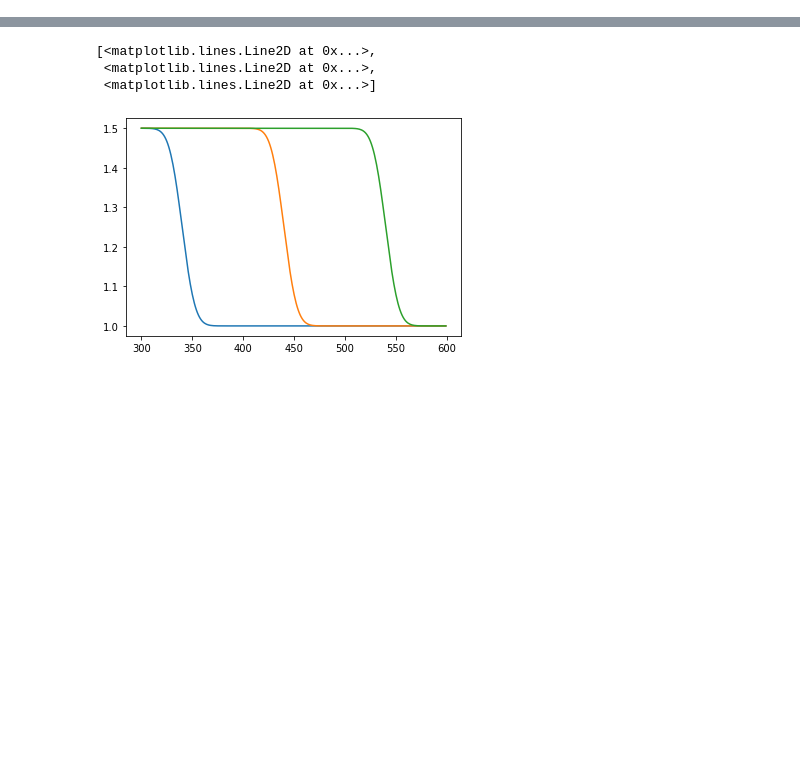
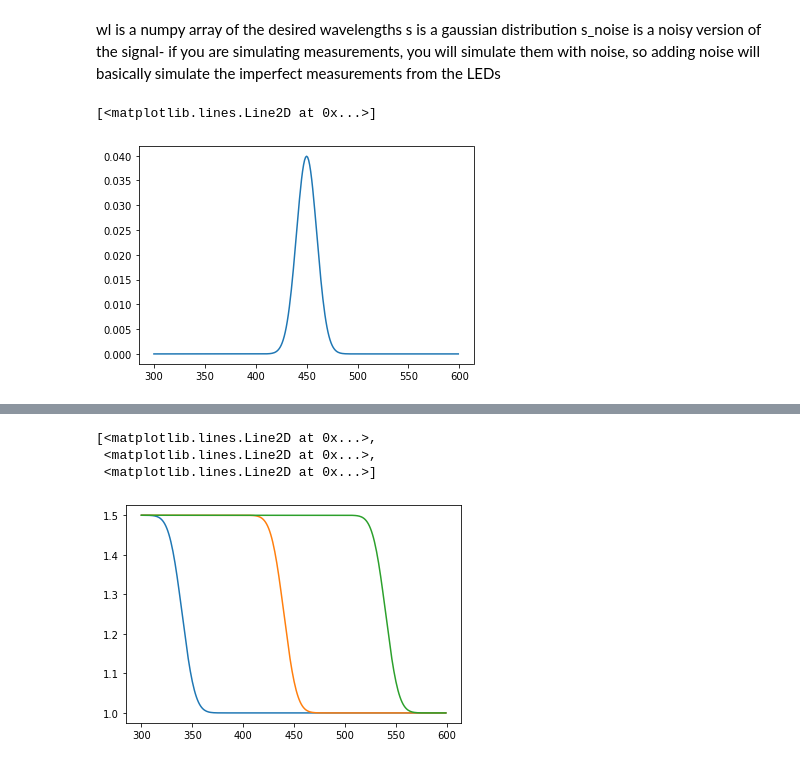
Before and after one commit to neuralsignal/dreye, a Jupyter notebook: test_spectrum.ipynb, the cells around one changed output, grey strips where cells are left out. Cells and saved outputs as stored; diff of their text form; code cells hidden in the pictures; blank space fills up the shorter version.

```diff
--- a/test_spectrum.ipynb
+++ b/test_spectrum.ipynb
@@ -19,6 +19,15 @@ s = norm.pdf(wl, 450, 10)
 s /= np.sum(s)
 noise = 0.01
 s_noise = s + np.random.normal(0, noise, size=s.shape)
+# %% [markdown]
+wl is a numpy array of the desired wavelengths
+s is a gaussian distribution
+s_noise is a noisy version of the signal- if you are simulating measurements, you will simulate them with noise, so adding noise will basically simulate the imperfect measurements from the LEDs
+# %%
+plt.plot(wl, s)
+# %% [output]
+[<matplotlib.lines.Line2D at 0x...>]
+[figure, added]
 # %%
 gaussians = create_gaussian_spectrum(
     wl,
```
Also changed, not shown: parts of 18 cells of this notebook, 3 other files.
